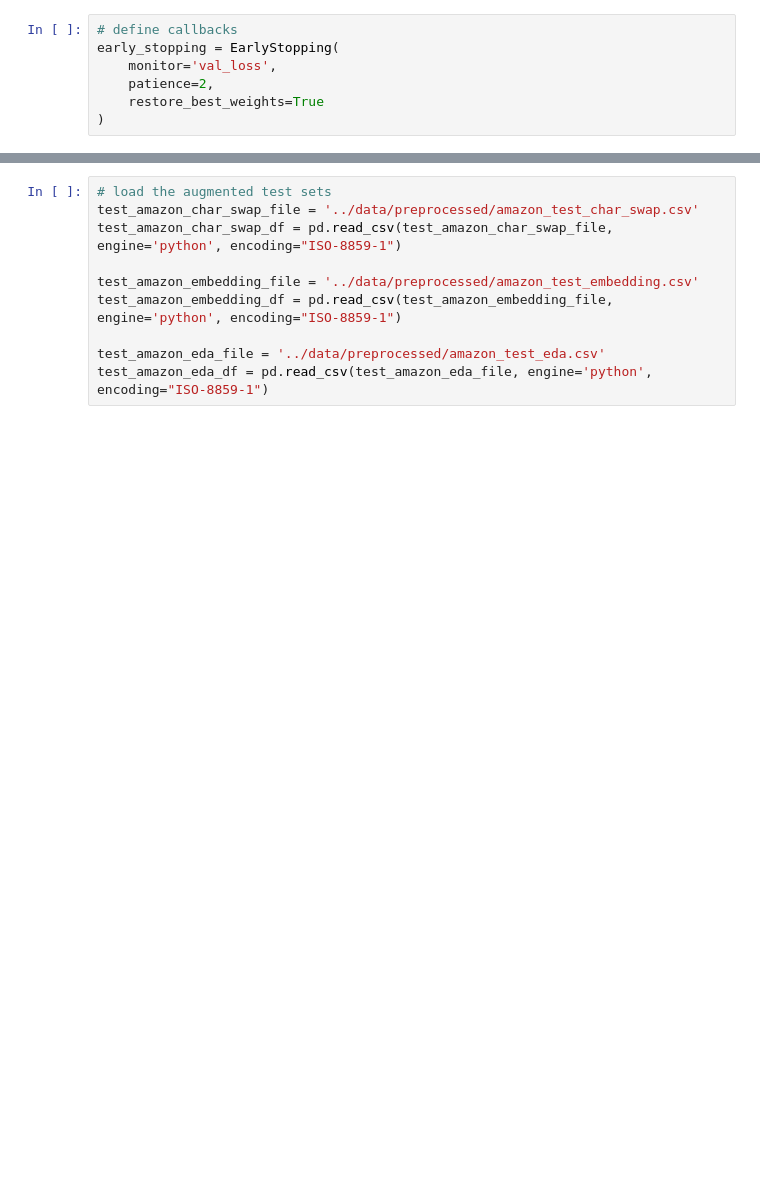
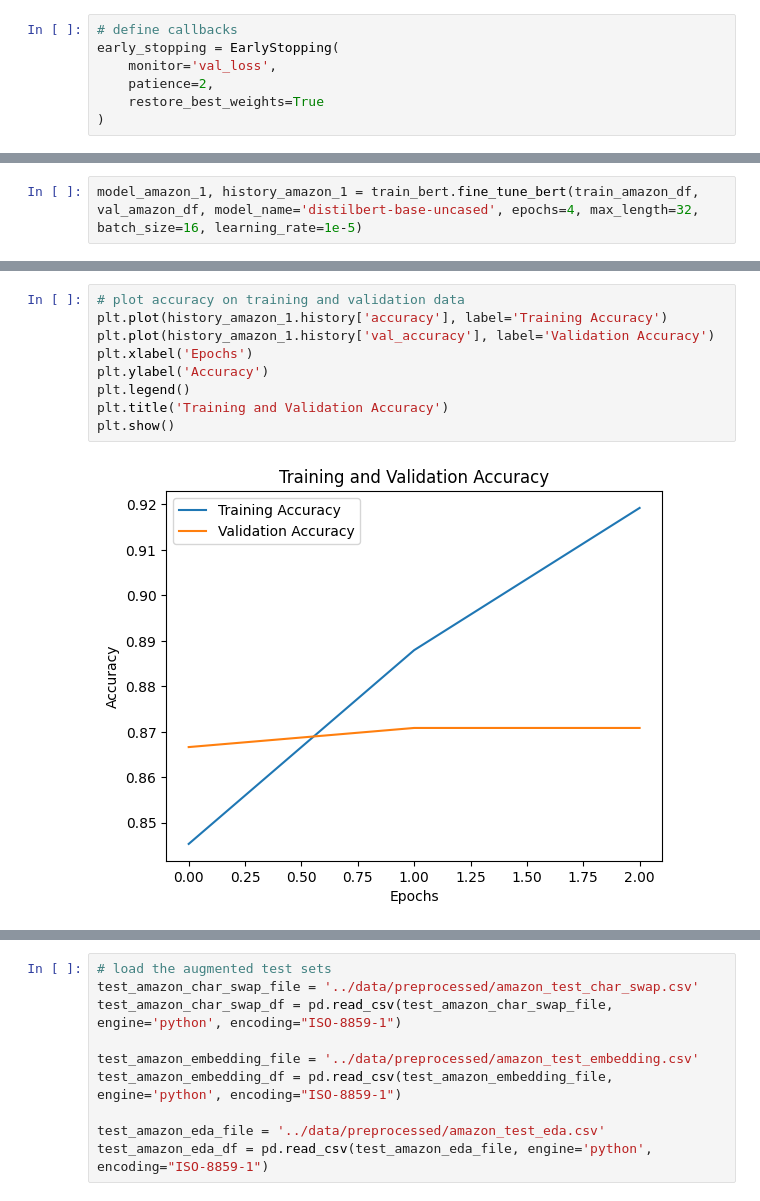
Before and after one commit to Bartosz-Wilkowski/sentiment-analysis, a Jupyter notebook: notebooks/06_model_bert.ipynb, the cells around one changed output, grey strips where cells are left out. Saved outputs shown, nothing was run; the diff lists cells and outputs as text; blank space fills up the shorter version.

```diff
--- a/notebooks/06_model_bert.ipynb
+++ b/notebooks/06_model_bert.ipynb
@@ -152,0 +222,2 @@ print(classification_report(true_labels, predicted_labels))
+# %%
+model_amazon_1, history_amazon_1 = train_bert.fine_tune_bert(train_amazon_df, val_amazon_df, model_name='distilbert-base-uncased', epochs=4, max_length=32, batch_size=16, learning_rate=1e-5)
@@ -152,0 +247,11 @@ print(classification_report(true_labels, predicted_labels))
+# %%
+# plot accuracy on training and validation data
+plt.plot(history_amazon_1.history['accuracy'], label='Training Accuracy')
+plt.plot(history_amazon_1.history['val_accuracy'], label='Validation Accuracy')
+plt.xlabel('Epochs')
+plt.ylabel('Accuracy')
+plt.legend()
+plt.title('Training and Validation Accuracy')
+plt.show()
+# %% [output]
+[figure, added]
```
Also changed, not shown: parts of 93 cells of this notebook, 1 other file.
